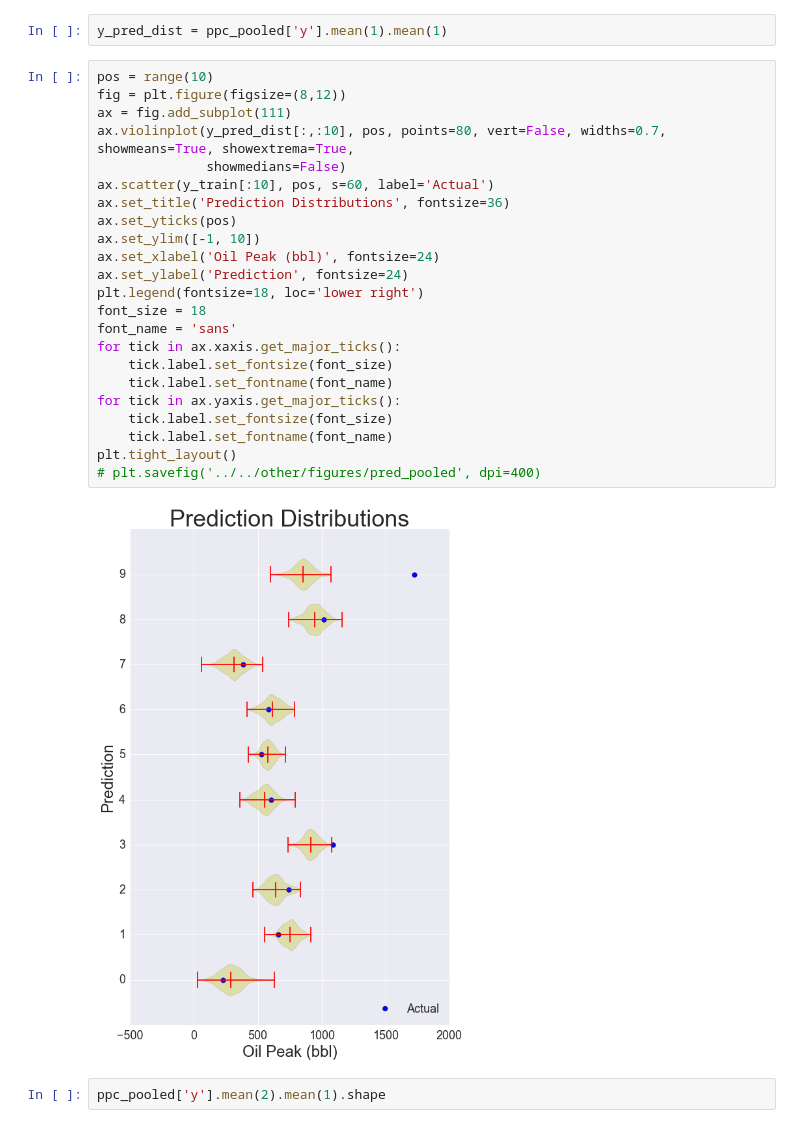
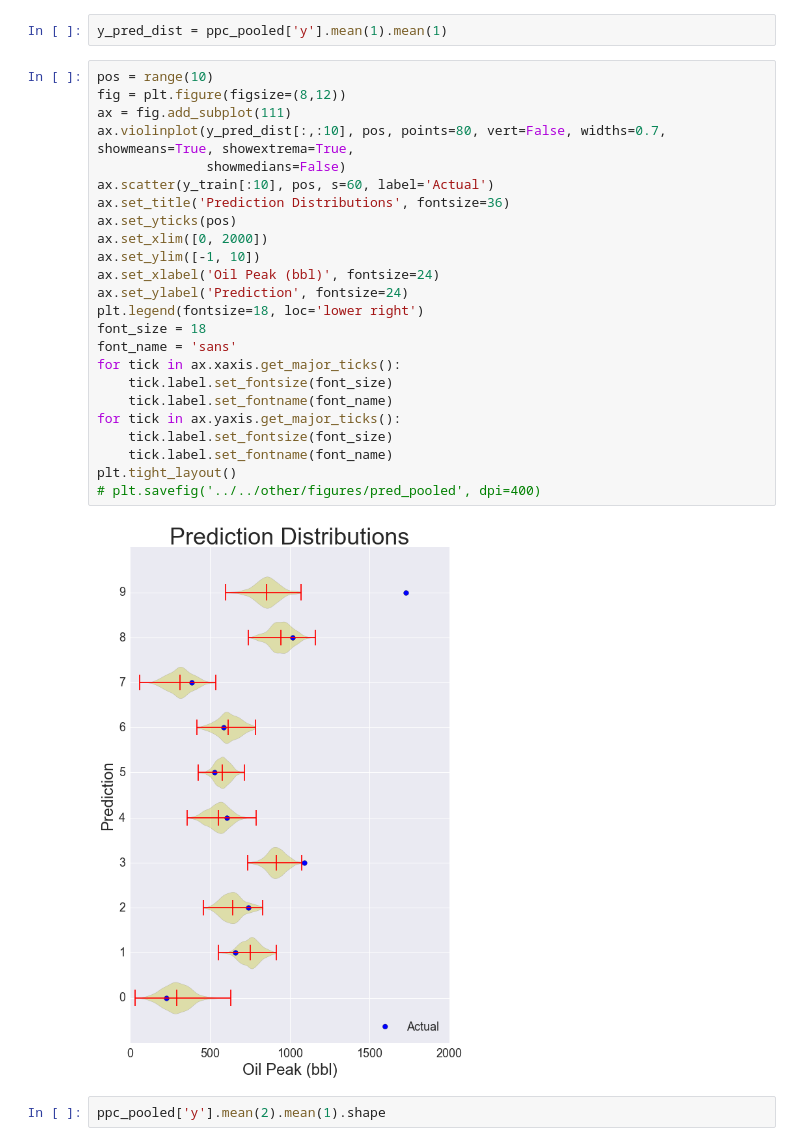
Before and after one commit to jpgrana/bayesian-approach-predicting-well-production, a Jupyter notebook: notebooks/model_plots.ipynb, the cells around one changed output. Cells and saved outputs as stored; diff of their text form.

```diff
--- a/notebooks/model_plots.ipynb
+++ b/notebooks/model_plots.ipynb
@@ -250,28 +250,29 @@ y_pred_dist = ppc_pooled['y'].mean(1).mean(1)
 # %%
 pos = range(10)
 fig = plt.figure(figsize=(8,12))
 ax = fig.add_subplot(111)
 ax.violinplot(y_pred_dist[:,:10], pos, points=80, vert=False, widths=0.7, showmeans=True, showextrema=True,
               showmedians=False)
 ax.scatter(y_train[:10], pos, s=60, label='Actual')
 ax.set_title('Prediction Distributions', fontsize=36)
 ax.set_yticks(pos)
+ax.set_xlim([0, 2000])
 ax.set_ylim([-1, 10])
 ax.set_xlabel('Oil Peak (bbl)', fontsize=24)
 ax.set_ylabel('Prediction', fontsize=24)
 plt.legend(fontsize=18, loc='lower right')
 font_size = 18
 font_name = 'sans'
 for tick in ax.xaxis.get_major_ticks():
     tick.label.set_fontsize(font_size)
     tick.label.set_fontname(font_name)
 for tick in ax.yaxis.get_major_ticks():
     tick.label.set_fontsize(font_size)
     tick.label.set_fontname(font_name)
 plt.tight_layout()
 # plt.savefig('../../other/figures/pred_pooled', dpi=400)
 # %% [output]
-[figure, old version]
+[figure, new version]
 # %%
 ppc_pooled['y'].mean(2).mean(1).shape
 # %% [output]
```
Also changed, not shown: 4 other files.
